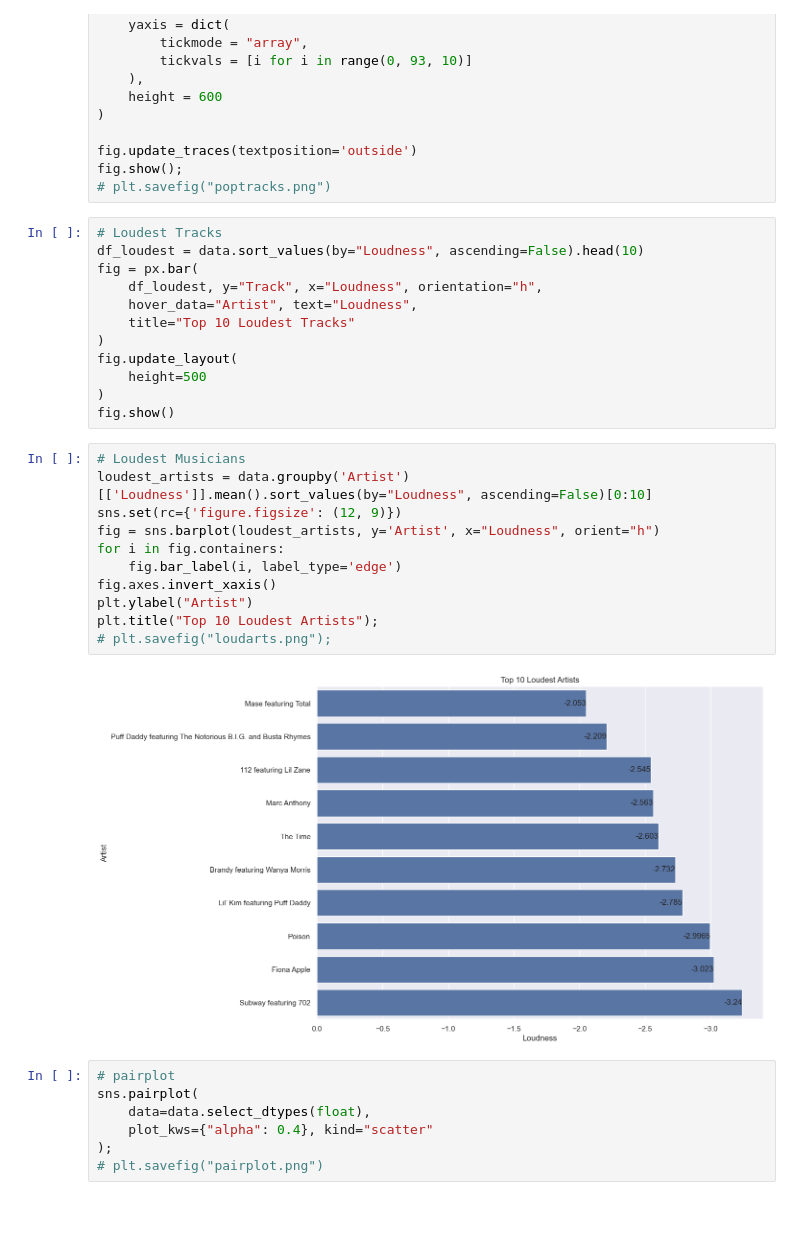
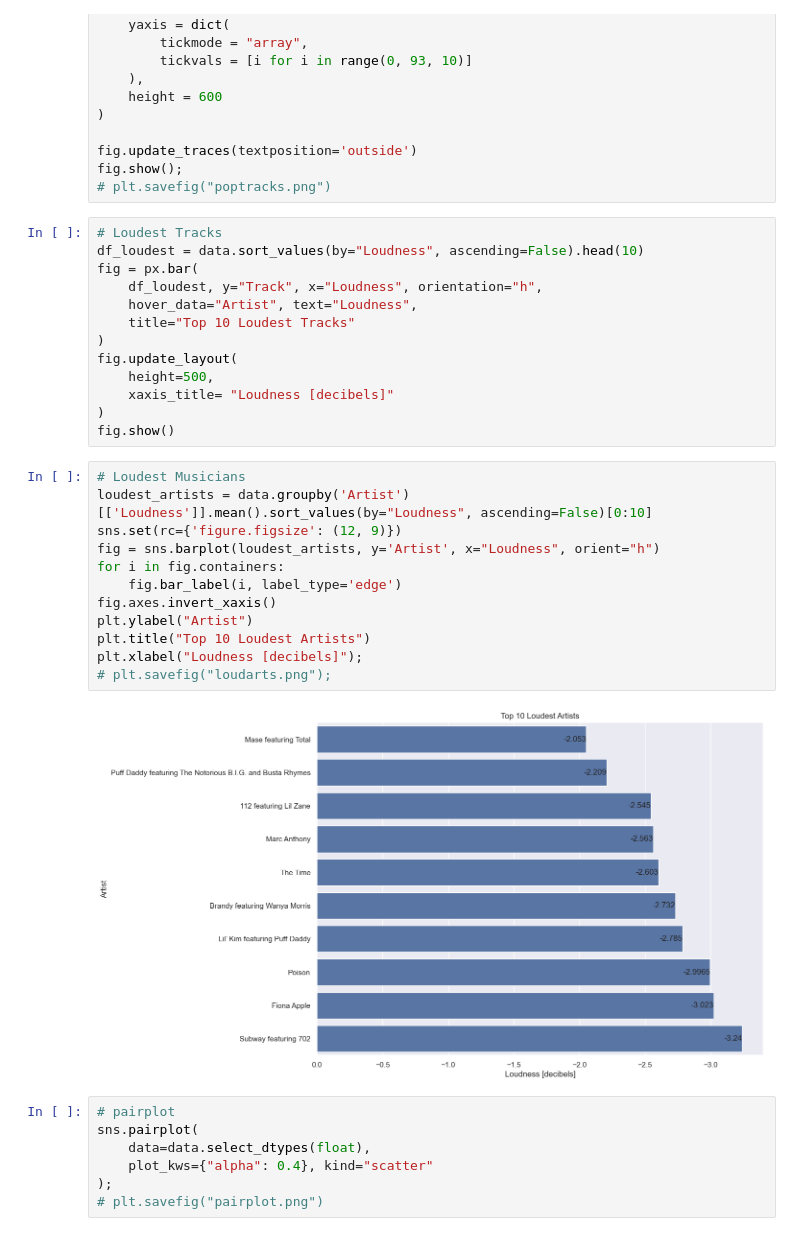
Before and after one commit to Sotun-1010/1990s_classic_hits_analysis, a Jupyter notebook: classic_hits.ipynb, the cells around one changed output. Saved outputs shown, nothing was run; the diff lists cells and outputs as text.

Commit message:
fixed xlabels for Loudness question

```diff
--- a/classic_hits.ipynb
+++ b/classic_hits.ipynb
@@ -93,22 +93,24 @@ fig = px.bar(
     title="Top 10 Loudest Tracks"
 )
 fig.update_layout(
-    height=500
+    height=500,
+    xaxis_title= "Loudness [decibels]"
 )
 fig.show()
 # %%
 # Loudest Musicians
 loudest_artists = data.groupby('Artist')[['Loudness']].mean().sort_values(by="Loudness", ascending=False)[0:10]
 sns.set(rc={'figure.figsize': (12, 9)})
 fig = sns.barplot(loudest_artists, y='Artist', x="Loudness", orient="h")
 for i in fig.containers:
     fig.bar_label(i, label_type='edge')
 fig.axes.invert_xaxis()
 plt.ylabel("Artist")
-plt.title("Top 10 Loudest Artists");
+plt.title("Top 10 Loudest Artists")
+plt.xlabel("Loudness [decibels]");
 # plt.savefig("loudarts.png");
 # %% [output]
-[figure, old version]
+[figure, new version]
 # %%
 # pairplot
 sns.pairplot(
```
